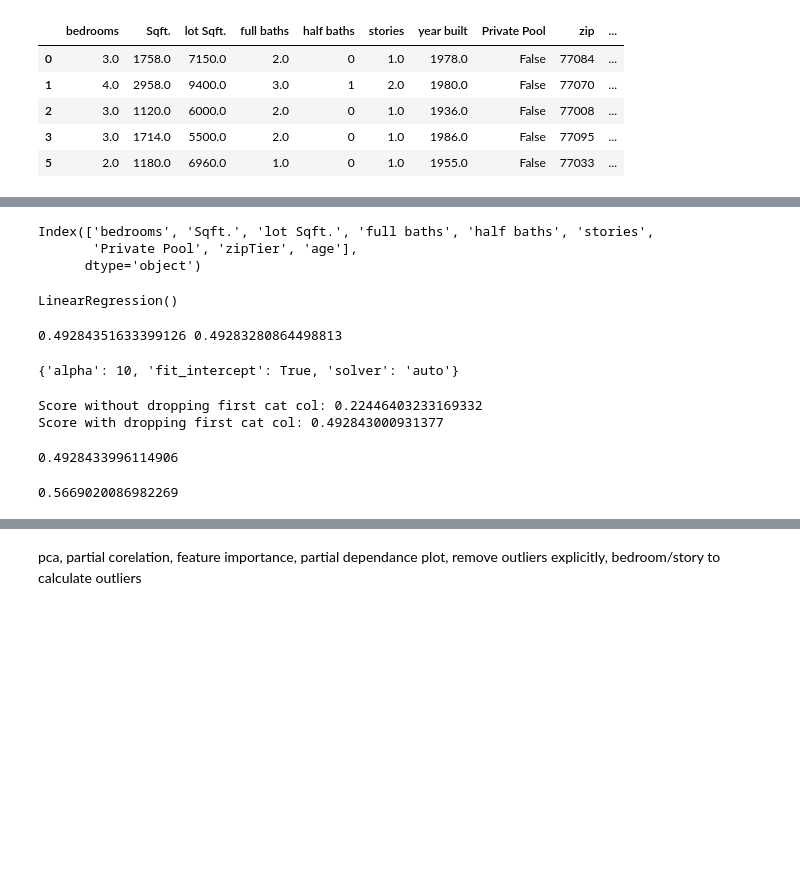
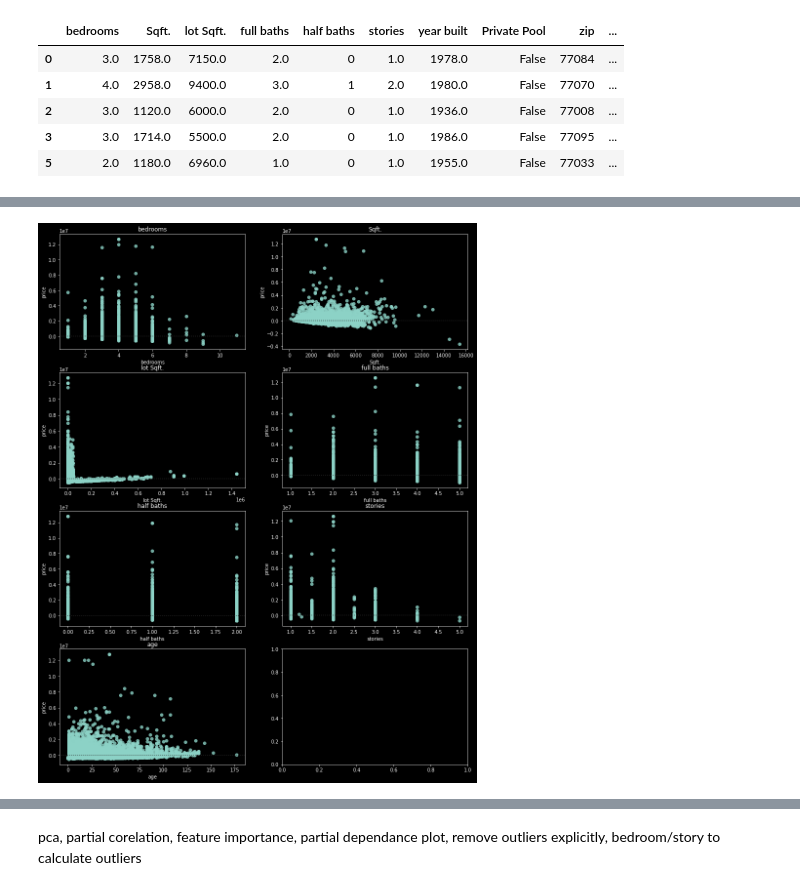
Before and after one commit to cgholt/data_portfolio, a Jupyter notebook: realestate_ml/models/EDA_and_feat_eng.ipynb, the cells around one changed output, grey strips where cells are left out. Drawn from its saved outputs; the diff is of its cells as text; code cells hidden in the pictures; blank space fills up the shorter version.

```diff
--- a/realestate_ml/models/EDA_and_feat_eng.ipynb
+++ b/realestate_ml/models/EDA_and_feat_eng.ipynb
@@ -109,9 +113,0 @@ plt.show()
-# %%
-X = data.drop(['price', 'zip'], axis=1)
-y = data['price']
-X_train, X_test, y_train, y_test = train_test_split(X, y, test_size=0.2, random_state=42)
-print(X.columns)
-# %% [output]
-Index(['bedrooms', 'Sqft.', 'lot Sqft.', 'full baths', 'half baths', 'stories',
-       'Private Pool', 'zipTier', 'age'],
-      dtype='object')
@@ -147,55 +114,21 @@ X_train_prep_dropped_first, X_test_prep_dropped_first = l2_pipeline.fit_transfor
-# %%
-lin_reg = LinearRegression()
-lin_reg.fit(X_train_prep, y_train)
-
-lin_reg_dropped_first = LinearRegression()
-lin_reg_dropped_first.fit(X_train_prep_dropped_first, y_train)
-# %% [output]
-LinearRegression()
-# %%
-print(lin_reg.score(X_train_prep, y_train), lin_reg_dropped_first.score(X_train_prep_dropped_first, y_train))
-# %% [output]
-0.49284351633399126 0.49283280864498813
+# %%
+cols = ['bedrooms', 'Sqft.', 'lot Sqft.', 'full baths', 'half baths', 'stories', 'age']
+fig, axes = plt.subplots(4, 2, figsize=(15, 20))
+
+for feat, ax in zip(cols, axes.flatten()):
+    sns.residplot(data=data, x=feat, y='price', ax=ax).set_title(feat)
+# %% [output]
+[figure, added]
 # %%
-from sklearn.model_selection import GridSearchCV
-from sklearn.linear_model import Ridge
+# from sklearn.model_selection import GridSearchCV
+# from sklearn.linear_model import Ridge
 
-parameters = {'alpha':(.1, 1, 10, 100),
-              'fit_intercept':(True, False),
-              'solver': ('auto', 'lsqr')}
+# parameters = {'alpha':(.1, 1, 10, 100),
+#               'fit_intercept':(True, False),
+#               'solver': ('auto', 'lsqr')}
 
-ridge_reg = Ridge()
-gs = GridSearchCV(ridge_reg, parameters)
-gs.fit(X_train_prep_dropped_first, y_train)
+# ridge_reg = Ridge()
+# gs = GridSearchCV(ridge_reg, parameters)
+# gs.fit(X_train_prep_dropped_first, y_train)
 
-gs.best_params_
+# gs.best_params_
-# %% [output]
-{'alpha': 10, 'fit_intercept': True, 'solver': 'auto'}
-# %%
-ridge_regression = Ridge(alpha=1, fit_intercept=False, solver='auto')
-ridge_regression.fit(X_train_prep, y_train)
-print(f'Score without dropping first cat col: {ridge_regression.score(X_train_prep, y_train)}')
-
-ridge_regression.fit(X_train_prep_dropped_first, y_train)
-print(f'Score with dropping first cat col: {ridge_regression.score(X_train_prep_dropped_first, y_train)}')
-# %% [output]
-Score without dropping first cat col: 0.22446403233169332
-Score with dropping first cat col: 0.492843000931377
-# %%
-from sklearn import linear_model
-
-lasso_reg = linear_model.Lasso(alpha=10.0, max_iter=3000, selection='random')
-lasso_reg.fit(X_train_prep, y_train)
-lasso_reg.score(X_train_prep, y_train)
-# %% [output]
-0.4928433996114906
-# %%
-from sklearn.ensemble import RandomForestRegressor
-forest = RandomForestRegressor(n_estimators=100,
-                                max_depth=None,
-                                bootstrap=True,
-                                n_jobs=1,
-                                random_state=42).fit(X_train_prep_dropped_first, y_train)
-forest.score(X_test_prep_dropped_first, y_test)
-# %% [output]
-0.5669020086982269
```
Also changed, not shown: parts of 10 cells of this notebook, 6 other files.
